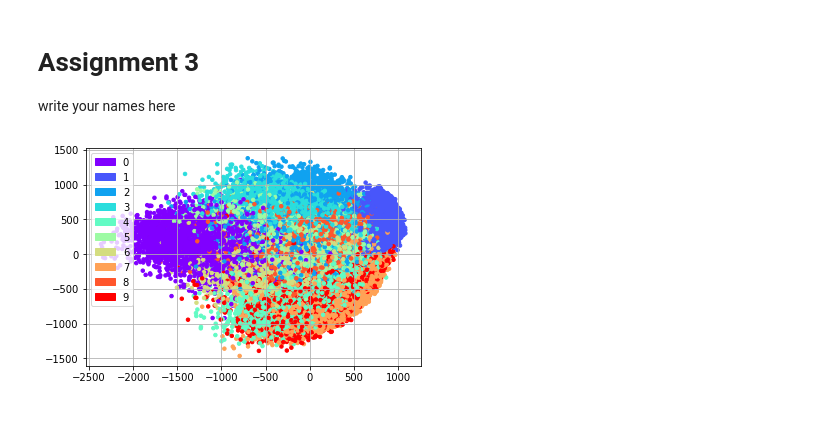
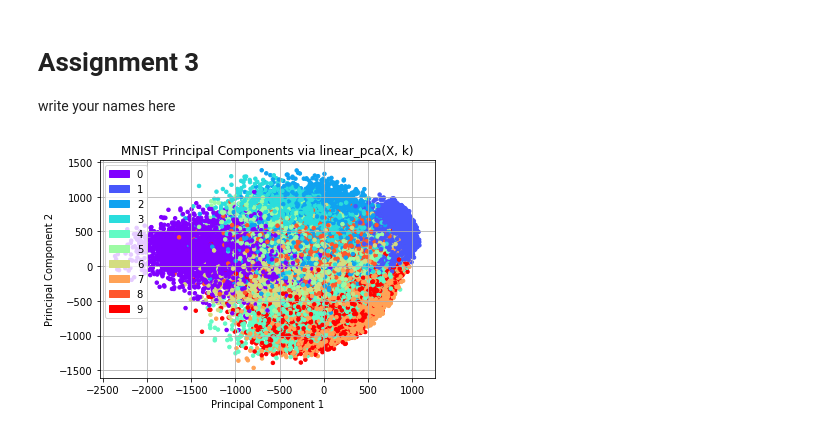
Before and after one commit to uzairakbar/info-retrieval, a Jupyter notebook: Information Retrieval - Assingments/uzair_work/assignment_3/assignment3.ipynb, the cells around one changed output. Saved outputs shown, nothing was run; the diff lists cells and outputs as text; code cells hidden in the pictures.

```diff
--- a/Information Retrieval - Assingments/uzair_work/assignment_3/assignment3.ipynb
+++ b/Information Retrieval - Assingments/uzair_work/assignment_3/assignment3.ipynb
@@ -36,35 +36,38 @@ N = int(sum(n))        # Total #samples
 X = np.zeros((784,N))  # Data matrix
 Y = np.zeros(N)        # Label vector
 C = np.zeros((N, 4))   # Color vector
 
 # Read data and populate X, Y and C
 for i, dp in enumerate(digit_prefix):
     Y[int(sum(n[:i])):int(sum(n[:i+1]))] = i
     C[int(sum(n[:i])):int(sum(n[:i+1])), :] = np.expand_dims(colors[i],axis=0)
     for j in range(int(n[i])):
         X[:, int(sum(n[:i]))+j] = np.float64(imageio.imread('mnist/'+dp+'/'+dp+'_'+'%04d.png'%(j+1)).ravel())
 
 # Get first k principal components of data
 k = 2
 S = linear_pca(X, k)
 
 # Randomize order of data for plotting
 # (so one class is not entirely covered by another)
 idx_new = np.arange(N)
 np.random.shuffle(idx_new)
 
 # First 2 principal components
 PC1 = S[0, idx_new]
 PC2 = S[1, idx_new]
 
 # Plot the first 2 principal components of data
 plt.scatter(PC1, PC2, c=C[idx_new, :], s=12)
-legend_patch = [mpatches.Patch(color=colors[i], label=str(i)) for i in range(0, 10)]
+plt.xlabel('Principal Component 1')
+plt.ylabel('Principal Component 2')
+plt.title('MNIST Principal Components via linear_pca(X, k)')
+legend_patch = [mpatches.Patch(color=colors[i], label=str(i)) for i in range(0, num_classes)]
 plt.legend(handles=legend_patch)
 plt.grid()
 plt.show()
 # %% [output]
-[figure, old version]
+[figure, new version]
 # %%
 def gram_pca(K,k):
     # Insert Code for Subtask 1.2 here
```
Also changed, not shown: parts of 1 cell of this notebook.
